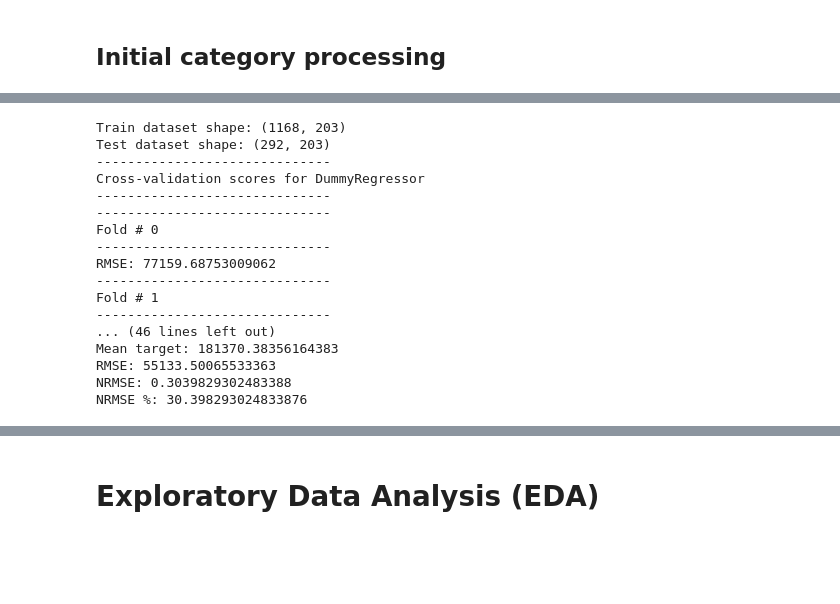
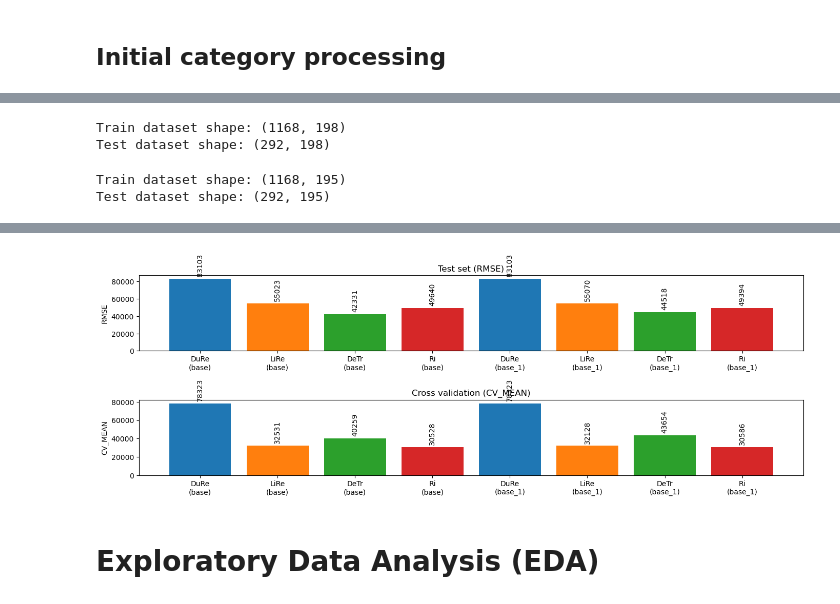
Before and after one commit to javrudsky/machine_learning, a Jupyter notebook: kaggle/housing/housing_v1.ipynb, the cells around one changed output, grey strips where cells are left out. Cells and saved outputs as stored; diff of their text form; code cells hidden in the pictures; blank space fills up the shorter version.

Commit message:
Added some options and ploting functions

```diff
--- a/kaggle/housing/housing_v1.ipynb
+++ b/kaggle/housing/housing_v1.ipynb
@@ -166,14 +133,20 @@ def print_title(title):
     print(title)
     println()
 
-def display_metrics(y, y_pred):
-    metrics = compute_metrics(y, y_pred)
-    print("Mean target:", metrics["MEAN"])
-    print("RMSE:", metrics["RMSE"])
-    print("NRMSE:", metrics["NRMSE"])
-    print("NRMSE %:", metrics["PERC_NRMSE"])
-
 def display_score_metrics(scores):
     for index, score in enumerate(scores):
         print_title(f"Fold # {index}")
         print("RMSE:", -1 * score)
+
+def df_tail(df, count=20):
+    pd.set_option("display.max_columns", None)
+    pd.set_option("display.max_rows", 100)
+    pd.set_option("display.colheader_justify", "center")
+    display(df.tail(count))
+
+def show_global_scores():
+    global g_df_scores
+    display(g_df_scores)
+
+def fmtnum(num):
+    return "{:.5f}".format(num)
@@ -266,48 +595,34 @@ def eval_model(model, X, Y, X_test, Y_test):
 # %%
+
 # Before starting the analysis, let's setup a baseline performance
 # Testing some simple models
-df_ready = encode_categories(df_data, g_ord_cols, g_ord_cat_maps, g_target_feature)
-df_ready = nans_simple_fix(df_ready)
+run_label="base"
+df_ready = nans_simple_fix(df_data)
 
 # Split in train and test datasets
-df_train, df_test = split_data(df_ready)
+X, Y, X_test, Y_test = split_data(df_ready)
+X, X_test = encode_categories(X, Y, X_test, Y_test, g_ord_cols, g_ord_cat_maps, g_target_feature)
 
-Y = df_train.pop(g_target_feature)
-X = df_train
+print("Train dataset shape:", X.shape)
+print("Test dataset shape:", X_test.shape)
 
-Y_test = df_test.pop(g_target_feature)
-X_test = df_test
+eval_models(X, Y, X_test, Y_test, label=run_label)
 
-print("Train dataset shape:", df_train.shape)
-print("Test dataset shape:", df_test.shape)
+run_label="base_1"
+df_ready1 = nans_general_fix(df_data)
 
-eval_model(DummyRegressor(), X, Y, X_test, Y_test)
-eval_model(LinearRegression(), X, Y, X_test, Y_test)
+X, Y, X_test, Y_test = split_data(df_ready1)
+X, X_test = encode_categories(X, Y, X_test, Y_test, g_ord_cols, g_ord_cat_maps, g_target_feature)
 
+print("Train dataset shape:", X.shape)
+print("Test dataset shape:", X_test.shape)
 
+eval_models(X, Y, X_test, Y_test, label=run_label)
 
-# model = LinearRegression()
-# model.fit(X, Y)
-# pred = model.predict(X_test)
-
-# print("Pred:", pred)
-# #print(Y)
-# print(Y_test)
+show_global_scores()
+plot_scores()
 # %% [output]
-Train dataset shape: (1168, 203)
-Test dataset shape: (292, 203)
-------------------------------
-Cross-validation scores for DummyRegressor
-------------------------------
-------------------------------
-Fold # 0
-------------------------------
-RMSE: 77159.68753009062
-------------------------------
-Fold # 1
-------------------------------
-... (46 lines left out)
-Mean target: 181370.38356164383
-RMSE: 55133.50065533363
-NRMSE: 0.3039829302483388
-NRMSE %: 30.398293024833876
+Train dataset shape: (1168, 198)
+Test dataset shape: (292, 198)
+Train dataset shape: (1168, 195)
+Test dataset shape: (292, 195)
@@ -314,3 +638,4 @@ NRMSE %: 30.398293024833876
+[figure, added]
 # %% [markdown]
 # Exploratory Data Analysis (EDA)
 # %% [markdown]
```
Also changed, not shown: parts of 68 cells of this notebook, 1 other file.
